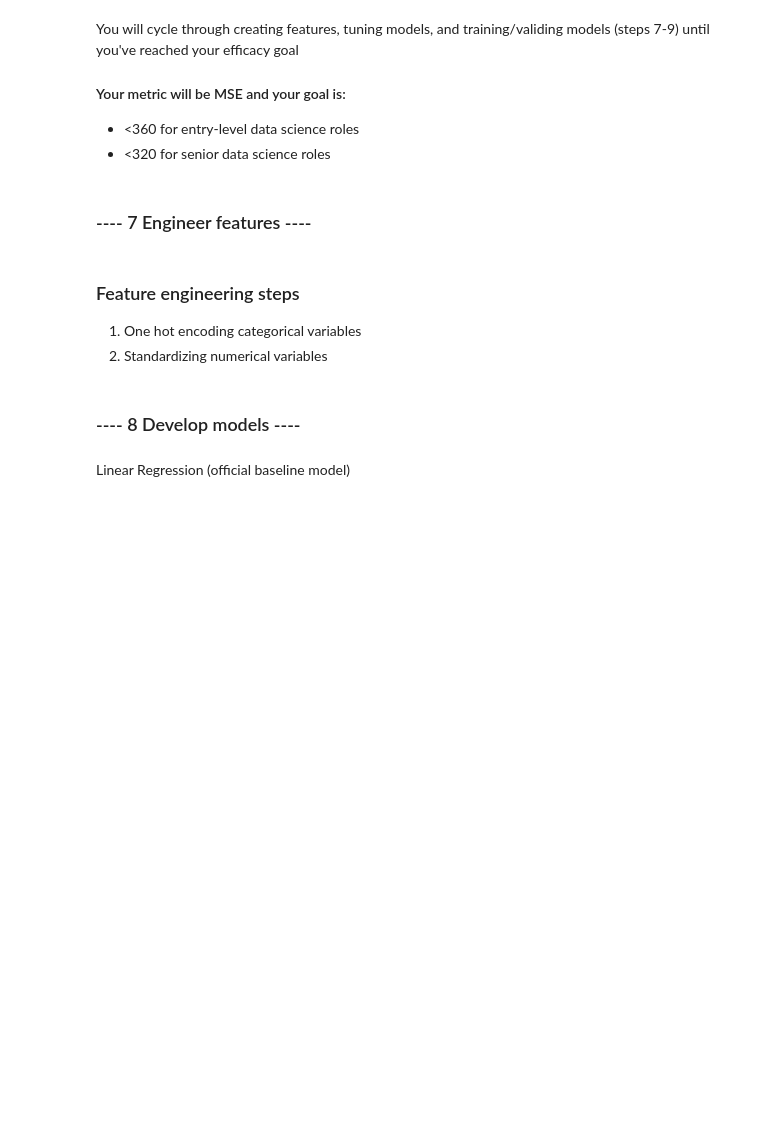
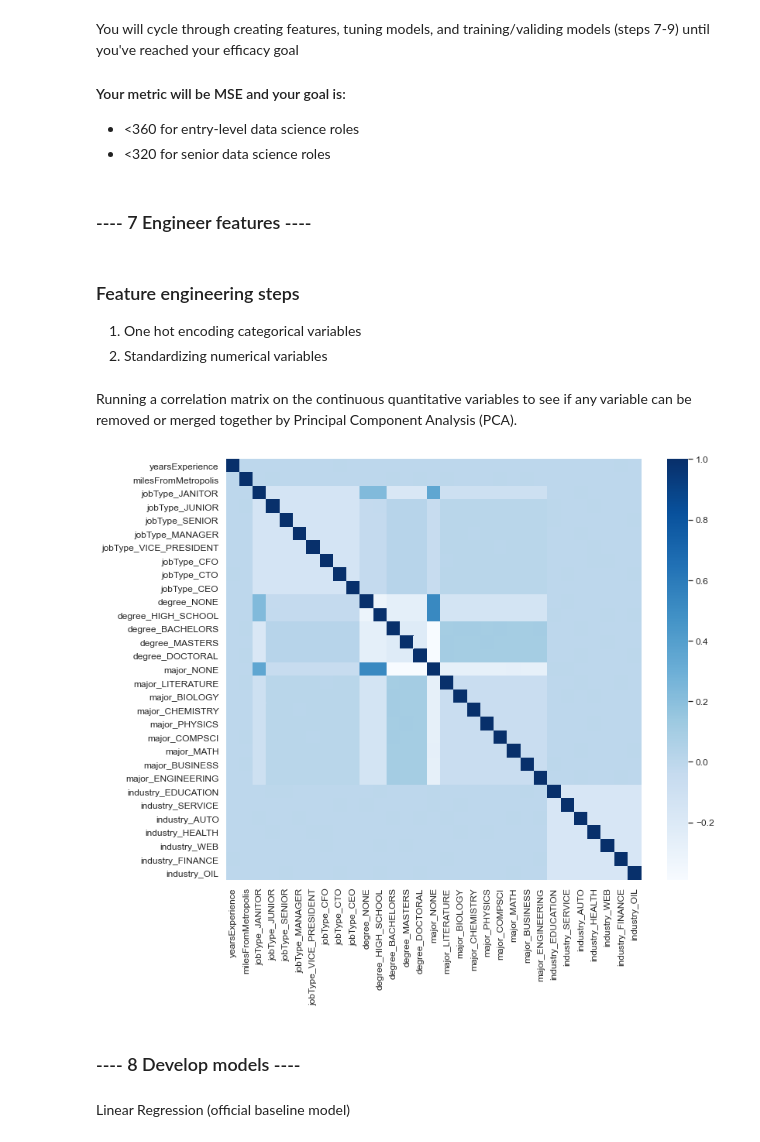
Before and after one commit to toshimelonhead/SalaryPrediction, a Jupyter notebook: First Portfolio Project_V2.ipynb, the cells around one changed output. Drawn from its saved outputs; the diff is of its cells as text; code cells hidden in the pictures; blank space fills up the shorter version.

```diff
--- a/First Portfolio Project_V2.ipynb
+++ b/First Portfolio Project_V2.ipynb
@@ -350,0 +345,9 @@ X_train, X_test, y_train, y_test = train_test_split(X, y)
+# %% [markdown]
+Running a correlation matrix on the continuous quantitative variables to see if any variable can be removed or merged together by Principal Component Analysis (PCA).
+# %%
+fig = plt.figure(figsize=(12, 10))
+features = sns.heatmap(X.corr(), cmap='Blues')
+f.autofmt_xdate()
+plt.show()
+# %% [output]
+[figure, added]
```
Also changed, not shown: parts of 34 cells of this notebook.
